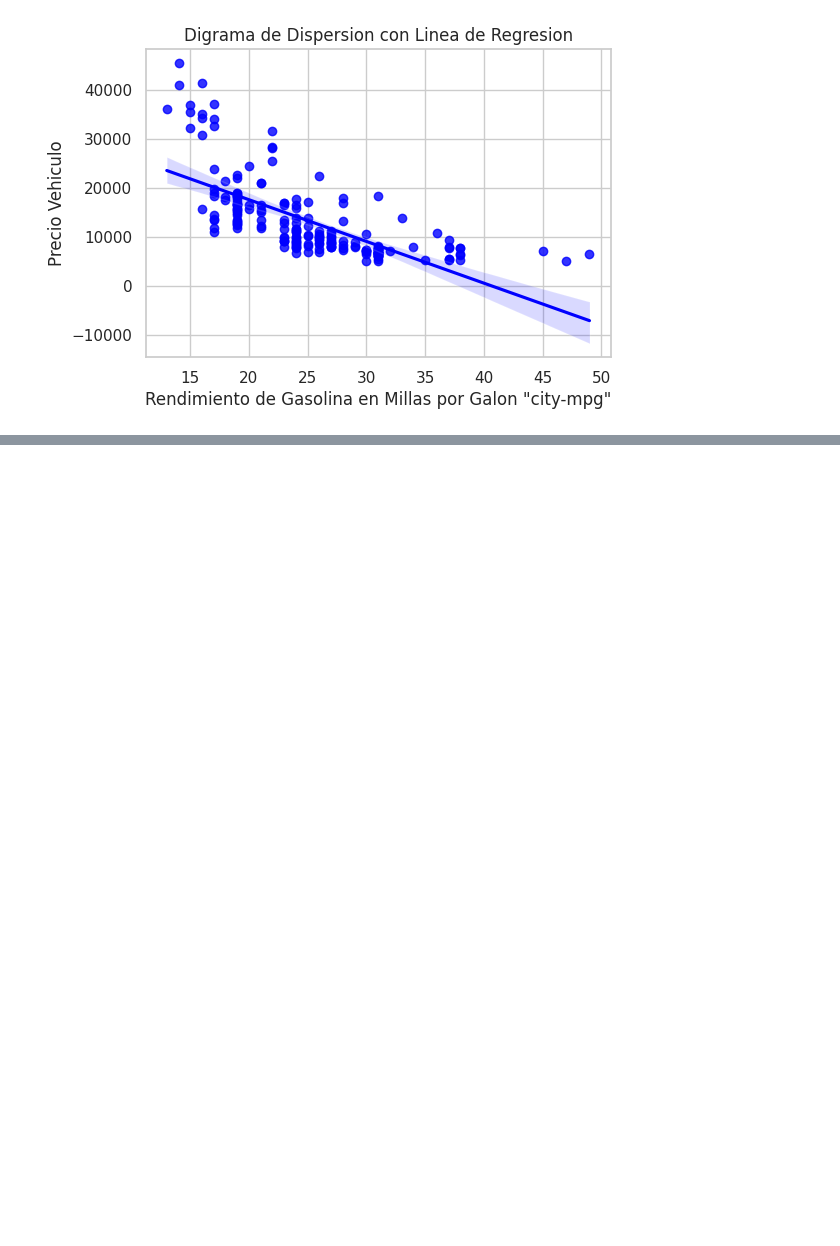
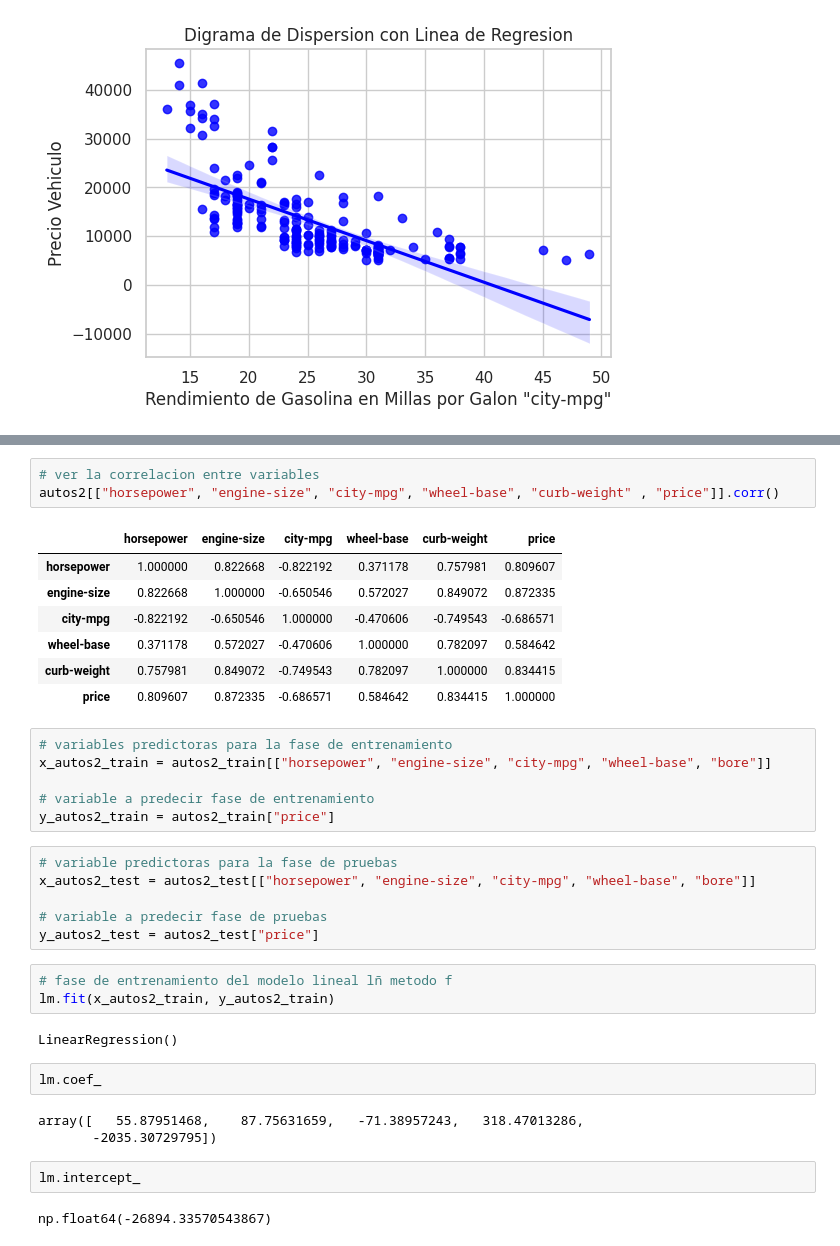
Before and after one commit to EfrenOlivasITD/PyE, a Jupyter notebook: RegresioLinYCorr.ipynb, the cells around one changed output, grey strips where cells are left out. Drawn from its saved outputs; the diff is of its cells as text; blank space fills up the shorter version.

```diff
--- a/RegresioLinYCorr.ipynb
+++ b/RegresioLinYCorr.ipynb
@@ -210,0 +223,37 @@ plt.show()
+# %%
+# ver la correlacion entre variables
+autos2[["horsepower", "engine-size", "city-mpg", "wheel-base", "curb-weight" , "price"]].corr()
+# %% [output]
+|  | horsepower | engine-size | city-mpg | wheel-base | curb-weight | price |
+| horsepower | 1.000000 | 0.822668 | -0.822192 | 0.371178 | 0.757981 | 0.809607 |
+| engine-size | 0.822668 | 1.000000 | -0.650546 | 0.572027 | 0.849072 | 0.872335 |
+| city-mpg | -0.822192 | -0.650546 | 1.000000 | -0.470606 | -0.749543 | -0.686571 |
+| wheel-base | 0.371178 | 0.572027 | -0.470606 | 1.000000 | 0.782097 | 0.584642 |
+| curb-weight | 0.757981 | 0.849072 | -0.749543 | 0.782097 | 1.000000 | 0.834415 |
+| price | 0.809607 | 0.872335 | -0.686571 | 0.584642 | 0.834415 | 1.000000 |
+# %%
+# variables predictoras para la fase de entrenamiento
+x_autos2_train = autos2_train[["horsepower", "engine-size", "city-mpg", "wheel-base", "bore"]]
+
+# variable a predecir fase de entrenamiento
+y_autos2_train = autos2_train["price"]
+# %%
+# variable predictoras para la fase de pruebas
+x_autos2_test = autos2_test[["horsepower", "engine-size", "city-mpg", "wheel-base", "bore"]]
+
+# variable a predecir fase de pruebas
+y_autos2_test = autos2_test["price"]
+# %%
+# fase de entrenamiento del modelo lineal lñ metodo f
+lm.fit(x_autos2_train, y_autos2_train)
+# %% [output]
+LinearRegression()
+# %%
+lm.coef_
+# %% [output]
+array([   55.87951468,    87.75631659,   -71.38957243,   318.47013286,
+       -2035.30729795])
+# %%
+lm.intercept_
+# %% [output]
+np.float64(-26894.33570543867)
```
Also changed, not shown: parts of 9 cells of this notebook.
